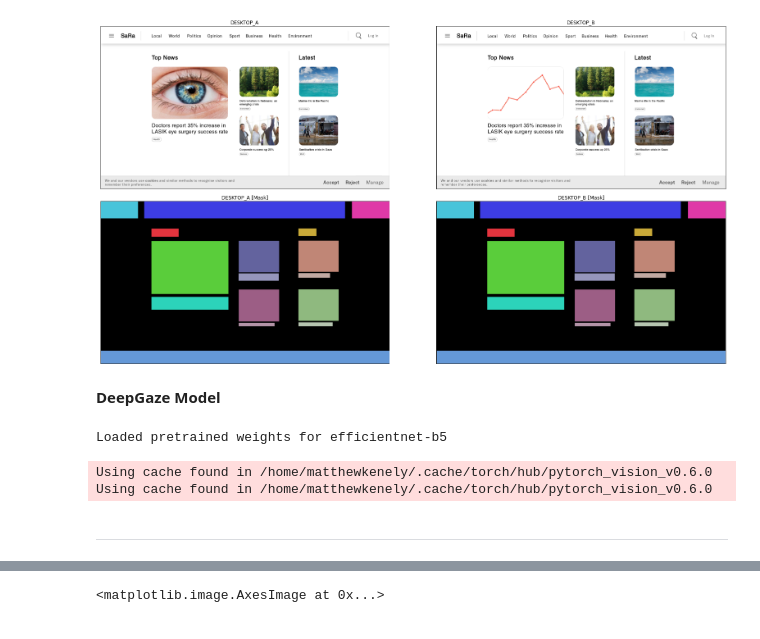
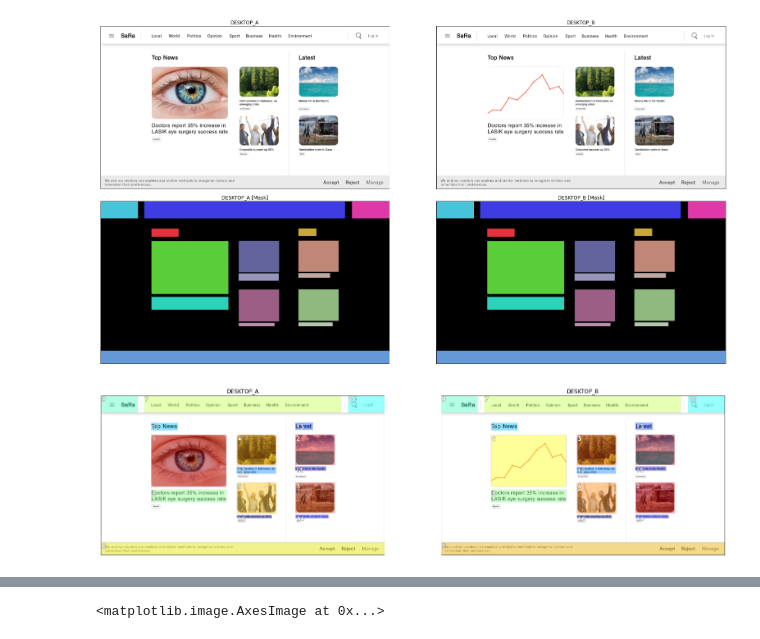
Before and after one commit to matthewkenely/ICT3909, a Jupyter notebook: saliency-ranking/App.ipynb, the cells around one changed output, grey strips where cells are left out. Saved outputs shown, nothing was run; the diff lists cells and outputs as text; code cells hidden in the pictures.

```diff
--- a/saliency-ranking/App.ipynb
+++ b/saliency-ranking/App.ipynb
@@ -191,14 +170,3 @@ plt.tight_layout()
 plt.show()
 # %% [output]
 [figure]
-# %% [markdown]
-**DeepGaze Model**
-# %%
-import deepgaze_pytorch
-model = deepgaze_pytorch.DeepGazeIIE(pretrained=True).to('cuda')
-# %% [output]
-Loaded pretrained weights for efficientnet-b5
-Using cache found in /home/matthewkenely/.cache/torch/hub/pytorch_vision_v0.6.0
-Using cache found in /home/matthewkenely/.cache/torch/hub/pytorch_vision_v0.6.0
-# %% [markdown]
-****
@@ -208,3 +173,24 @@ saliency_map_b = sara.return_saliency(img_b, generator='deepgaze', deepgaze_mode
+# %%
+plt.figure(figsize=(24, 12))
+plt.subplot(121)
+plt.imshow(img_a_original)
+plt.imshow(sara_heatmap_a, alpha=0.4)
+plt.imshow(text_overlay_a)
+plt.title(name_a)
+plt.xticks([])
+plt.yticks([])
+
+plt.subplot(122)
+plt.imshow(img_b_original)
+plt.imshow(sara_heatmap_b, alpha=0.4)
+plt.imshow(text_overlay_b)
+plt.title(name_b)
+plt.xticks([])
+plt.yticks([])
+
+plt.show()
+# %% [output]
+[figure, added]
 # %%
 plt.figure(figsize=(24, 12))
 plt.subplot(121)
```
Also changed, not shown: parts of 23 cells of this notebook.
